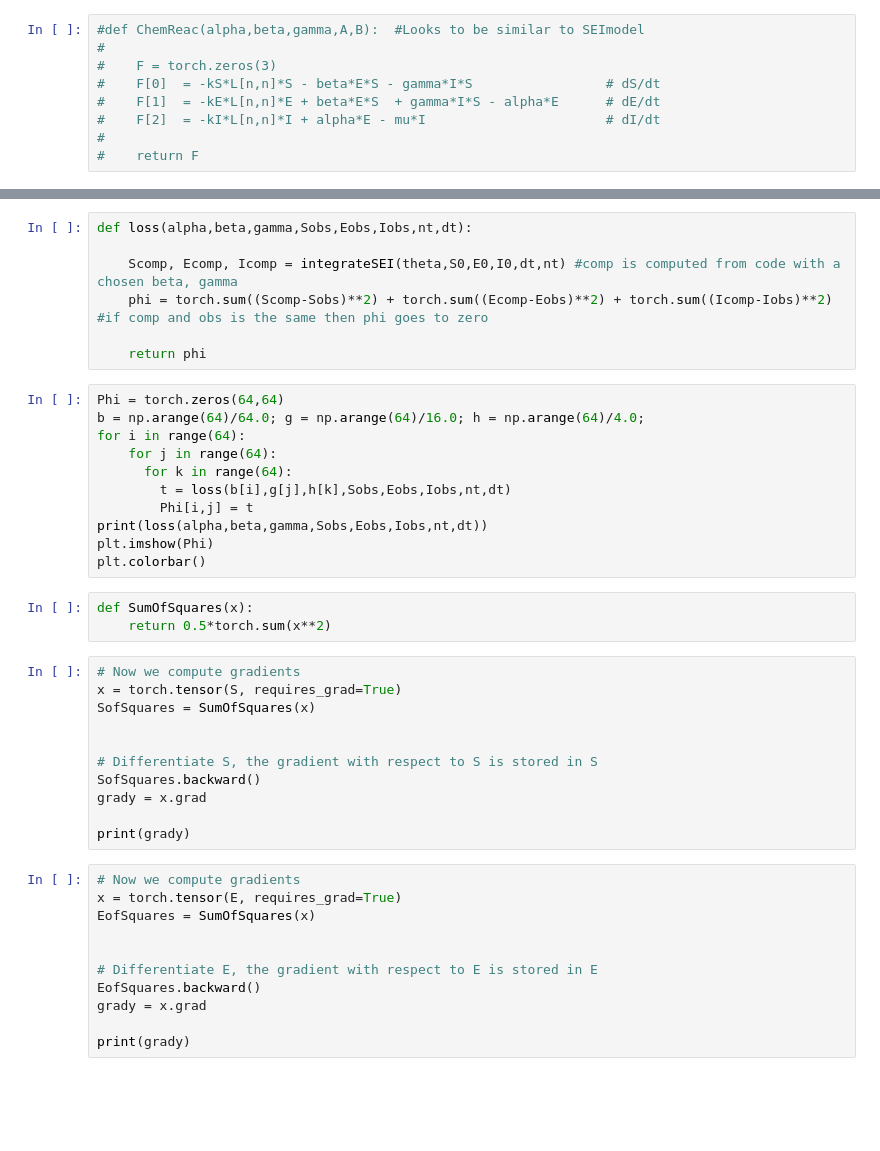
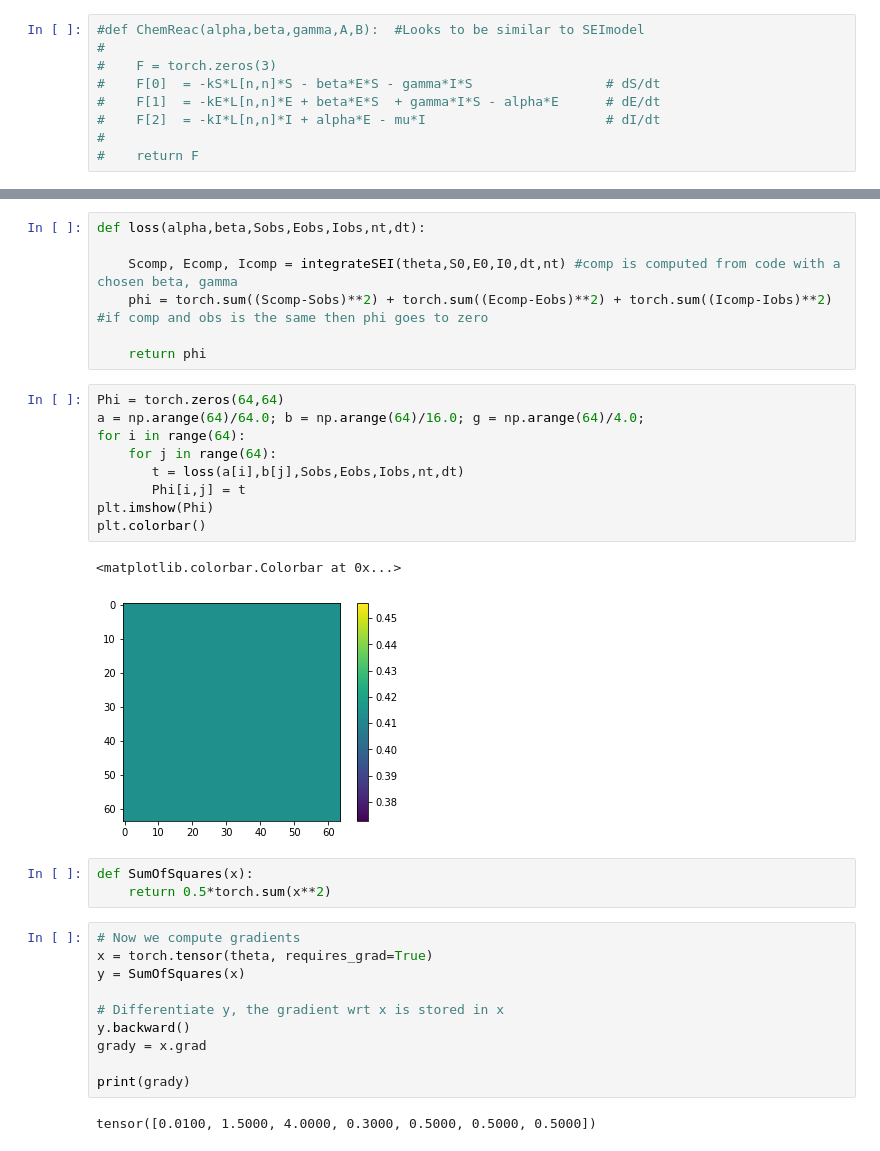
Before and after one commit to periwinklemctartins/Coronavirus--Propogation-Simulation, a Jupyter notebook: Untitled0.ipynb, the cells around one changed output, grey strips where cells are left out. Drawn from its saved outputs; the diff is of its cells as text; blank space fills up the shorter version.

```diff
--- a/Untitled0.ipynb
+++ b/Untitled0.ipynb
@@ -168,5 +171,5 @@ plt.plot(t,Iobs)
 # %%
-def loss(alpha,beta,gamma,Sobs,Eobs,Iobs,nt,dt):
+def loss(alpha,beta,Sobs,Eobs,Iobs,nt,dt):
 
     Scomp, Ecomp, Icomp = integrateSEI(theta,S0,E0,I0,dt,nt) #comp is computed from code with a chosen beta, gamma
     phi = torch.sum((Scomp-Sobs)**2) + torch.sum((Ecomp-Eobs)**2) + torch.sum((Icomp-Iobs)**2) #if comp and obs is the same then phi goes to zero
@@ -174,37 +177,28 @@ def loss(alpha,beta,gamma,Sobs,Eobs,Iobs,nt,dt):
     return phi
 # %%
 Phi = torch.zeros(64,64)
-b = np.arange(64)/64.0; g = np.arange(64)/16.0; h = np.arange(64)/4.0;
+a = np.arange(64)/64.0; b = np.arange(64)/16.0; g = np.arange(64)/4.0;
 for i in range(64):
     for j in range(64):
-      for k in range(64):
-        t = loss(b[i],g[j],h[k],Sobs,Eobs,Iobs,nt,dt)
-        Phi[i,j] = t
-print(loss(alpha,beta,gamma,Sobs,Eobs,Iobs,nt,dt))
+       t = loss(a[i],b[j],Sobs,Eobs,Iobs,nt,dt)
+       Phi[i,j] = t
 plt.imshow(Phi)
 plt.colorbar()
+# %% [output]
+<matplotlib.colorbar.Colorbar at 0x...>
+[figure, added]
 # %%
 def SumOfSquares(x):
     return 0.5*torch.sum(x**2)
 # %%
 # Now we compute gradients
-x = torch.tensor(S, requires_grad=True)
-SofSquares = SumOfSquares(x)
+x = torch.tensor(theta, requires_grad=True)
+y = SumOfSquares(x)
 
-
-# Differentiate S, the gradient with respect to S is stored in S
-SofSquares.backward()
+# Differentiate y, the gradient wrt x is stored in x
+y.backward()
 grady = x.grad
 
 print(grady)
+# %% [output]
+tensor([0.0100, 1.5000, 4.0000, 0.3000, 0.5000, 0.5000, 0.5000])
-# %%
-# Now we compute gradients
-x = torch.tensor(E, requires_grad=True)
-EofSquares = SumOfSquares(x)
-
-
-# Differentiate E, the gradient with respect to E is stored in E
-EofSquares.backward()
-grady = x.grad
-
-print(grady)
```
Also changed, not shown: parts of 5 cells of this notebook.
